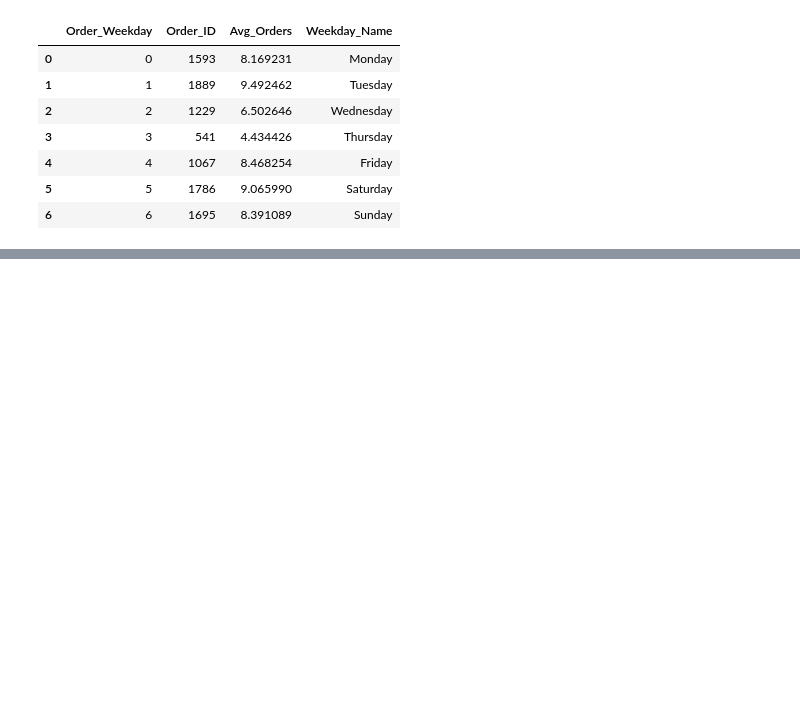
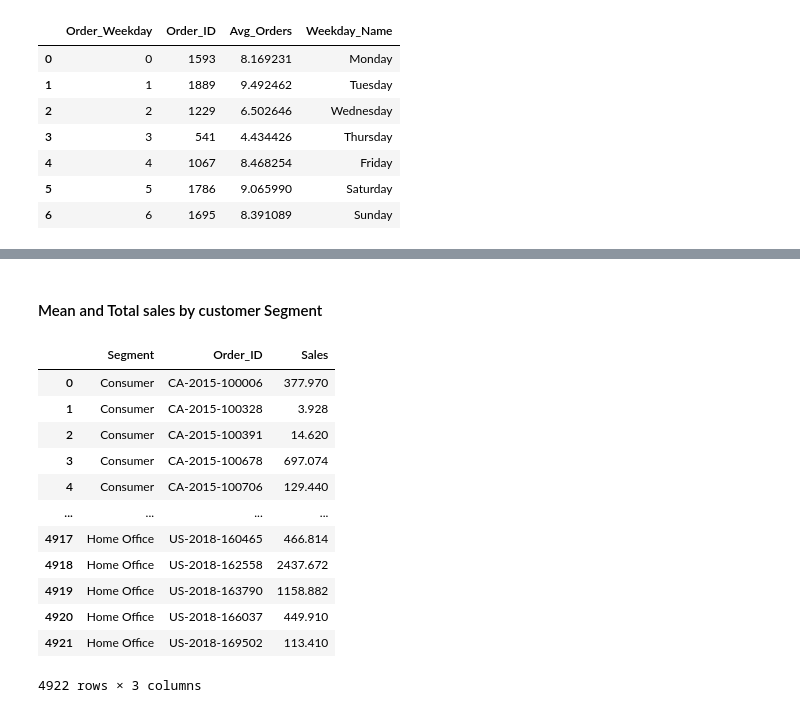
Before and after one commit to paulinassss/SalesForecasting, a Jupyter notebook: dataanalysis.ipynb, the cells around one changed output, grey strips where cells are left out. Cells and saved outputs as stored; diff of their text form; code cells hidden in the pictures; blank space fills up the shorter version.

```diff
--- a/dataanalysis.ipynb
+++ b/dataanalysis.ipynb
@@ -703,0 +776,19 @@ weekday_orders
+# %% [markdown]
+#### Mean and Total sales by customer Segment
+# %%
+order_sales = sales.groupby(['Segment', 'Order_ID'])['Sales'].sum().reset_index()
+order_sales
+# %% [output]
+|  | Segment | Order_ID | Sales |
+| 0 | Consumer | CA-2015-100006 | 377.970 |
+| 1 | Consumer | CA-2015-100328 | 3.928 |
+| 2 | Consumer | CA-2015-100391 | 14.620 |
+| 3 | Consumer | CA-2015-100678 | 697.074 |
+| 4 | Consumer | CA-2015-100706 | 129.440 |
+| ... | ... | ... | ... |
+| 4917 | Home Office | US-2018-160465 | 466.814 |
+| 4918 | Home Office | US-2018-162558 | 2437.672 |
+| 4919 | Home Office | US-2018-163790 | 1158.882 |
+| 4920 | Home Office | US-2018-166037 | 449.910 |
+| 4921 | Home Office | US-2018-169502 | 113.410 |
+4922 rows × 3 columns
```
Also changed, not shown: parts of 5 cells of this notebook, 2 other files.
